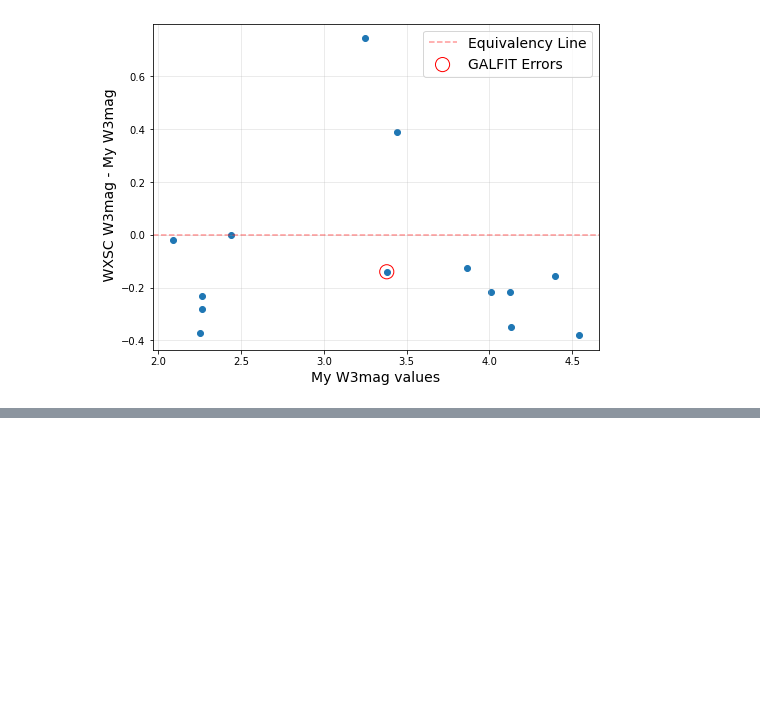
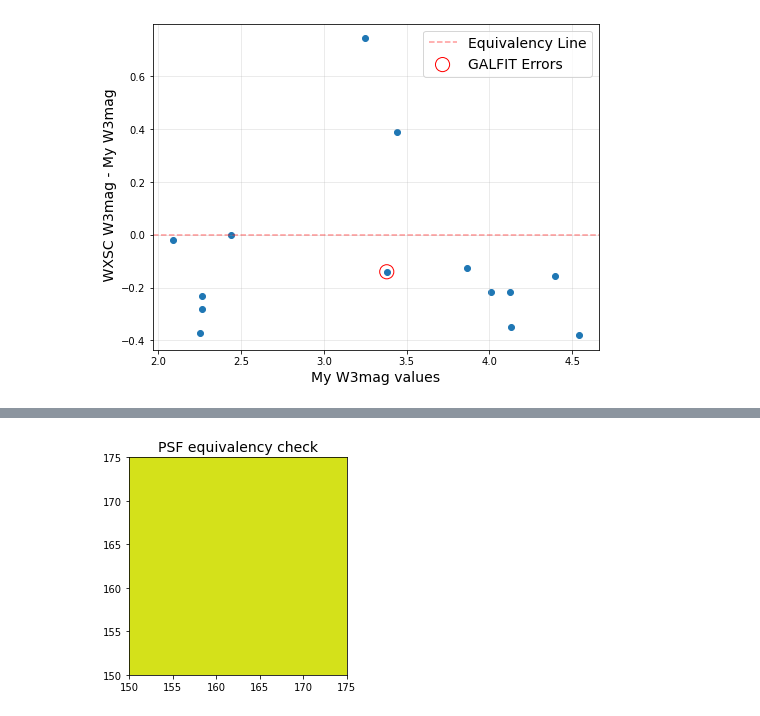
Before and after one commit to Kyssuber/GUI_odyssey, a Jupyter notebook: scrap.ipynb, the cells around one changed output, grey strips where cells are left out. Saved outputs shown, nothing was run; the diff lists cells and outputs as text; code cells hidden in the pictures; blank space fills up the shorter version.

```diff
--- a/scrap.ipynb
+++ b/scrap.ipynb
@@ -223,0 +147,9 @@ sec
+# %%
+comp=psf_john/psf_kim
+plt.imshow(comp,origin='lower')
+plt.xlim(150,175)
+plt.ylim(150,175)
+plt.title('PSF equivalency check',fontsize=14)
+plt.show()
+# %% [output]
+[figure, added]
```
Also changed, not shown: parts of 35 cells of this notebook, 2 other files.
